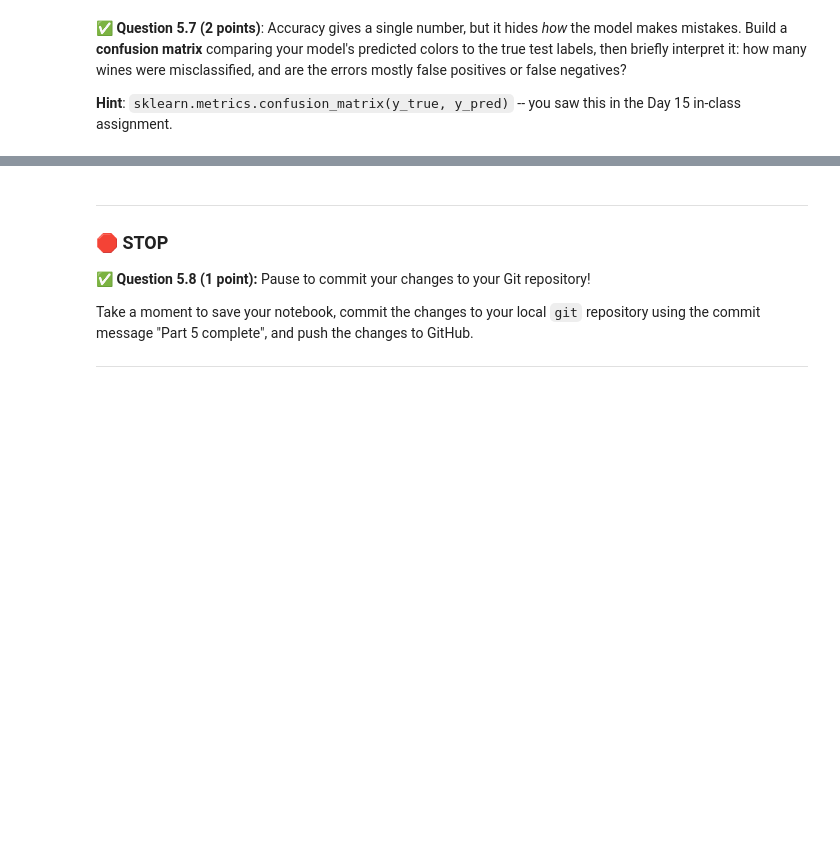
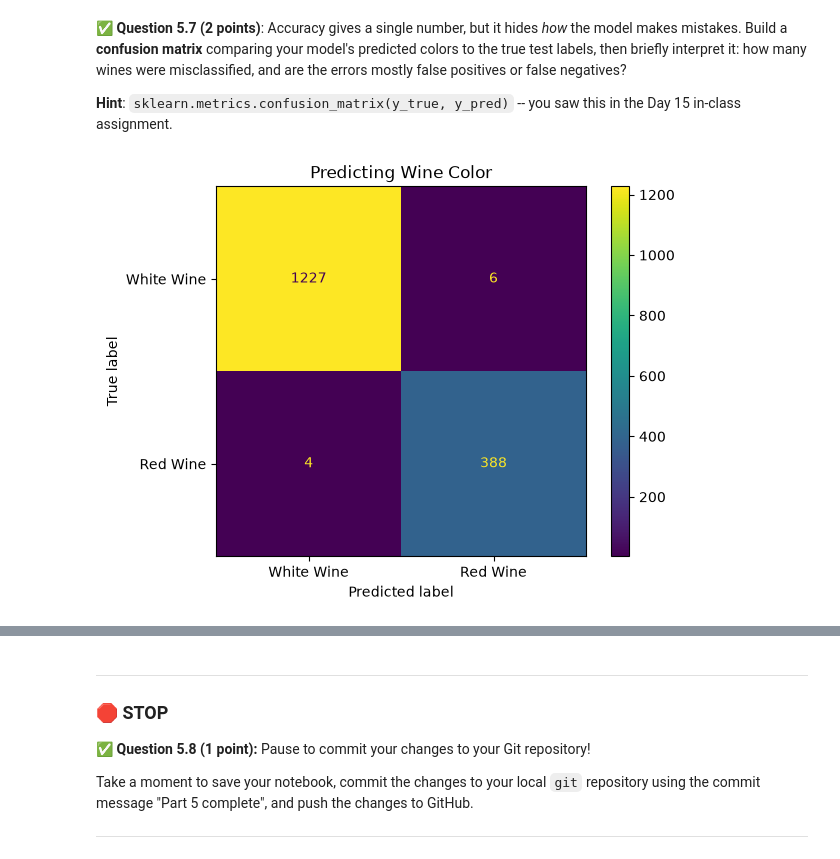
Before and after one commit to andiehart/CMSE202-f26-turnin, a Jupyter notebook: hw3/HW03-Regression-STUDENT.ipynb, the cells around one changed output, grey strips where cells are left out. Drawn from its saved outputs; the diff is of its cells as text; code cells hidden in the pictures; blank space fills up the shorter version.

```diff
--- a/hw3/HW03-Regression-STUDENT.ipynb
+++ b/hw3/HW03-Regression-STUDENT.ipynb
@@ -648,7 +648,12 @@ In this part, we'd like to use logistic regression to classify whether a wine is
 
 Finally, split the combined DataFrame into **features** and **labels**, where `features` consists of all columns except `color` and `quality`, and `labels` is the `color` column.
 # %%
-# Put your code here
+red_wine['color'] = 1
+white_wine['color'] = 0
+wine = pd.concat([red_wine, white_wine])
+
+features = wine.drop(['color', 'quality'], axis = 1)
+labels = wine['color']
 # %% [markdown]
 <!-- END QUESTION -->
 <!-- DO NOT MODIFY OR DELETE THIS CELL. Make sure your solution to the question above is in the cell(s) above this one. -->
@@ -657,4 +662,7 @@ Finally, split the combined DataFrame into **features** and **labels**, where `f
 
 &#9989;  **Question 5.3 (4 points)**: Split your data into a training and testing set with a training set representing 75% of your data. For reproducibility, set the `random_state` argument to `0`. Print the shapes of the training features, the testing features, the training labels, and the testing labels to show you have the right number of entries in each of the four variables.
 # %%
-# Put your code here
+from sklearn.model_selection import train_test_split
+
+X_train, X_test, y_train, y_test = train_test_split(features, labels, test_size = 0.25, random_state = 0)
+print(X_train.shape, y_train.shape, X_test.shape, y_test.shape)
@@ -666,4 +676,6 @@ Finally, split the combined DataFrame into **features** and **labels**, where `f
 
 &#9989;  **Question 5.4 (4 points)**: Now, train a logistic regression model using your training features and training labels. **Display the summary**.
 # %%
-# Put your code here
+model = sm.Logit(y_train, sm.add_constant(X_train))
+results = model.fit()
+print(results.summary())
@@ -690,4 +720,9 @@ Remember the two steps from the **Day 15 in-class assignment (§2.3, "How good i
 
 **Make sure your cell displays the resulting accuracy score.**
 # %%
-# Put your code here
+from sklearn.metrics import accuracy_score
+
+prob = results.predict(sm.add_constant(X_test))
+pred = (prob > 0.5).astype(int)
+accuracy = accuracy_score(y_test, pred)
+print("Accuracy score:", round(accuracy, 4))
@@ -701,5 +738,14 @@ Remember the two steps from the **Day 15 in-class assignment (§2.3, "How good i
 
 **Hint**: `sklearn.metrics.confusion_matrix(y_true, y_pred)` -- you saw this in the Day 15 in-class assignment.
 # %%
-# Put your code here
+from sklearn.metrics import confusion_matrix, ConfusionMatrixDisplay
+
+matrix = confusion_matrix(y_test, pred)
+display = ConfusionMatrixDisplay(confusion_matrix = matrix, display_labels = ['White Wine', 'Red Wine'])
+
+display.plot()
+plt.title('Predicting Wine Color')
+plt.show()
+# %% [output]
+[figure, added]
 # %% [markdown]
```
Also changed, not shown: parts of 6 cells of this notebook, 2 other files.
